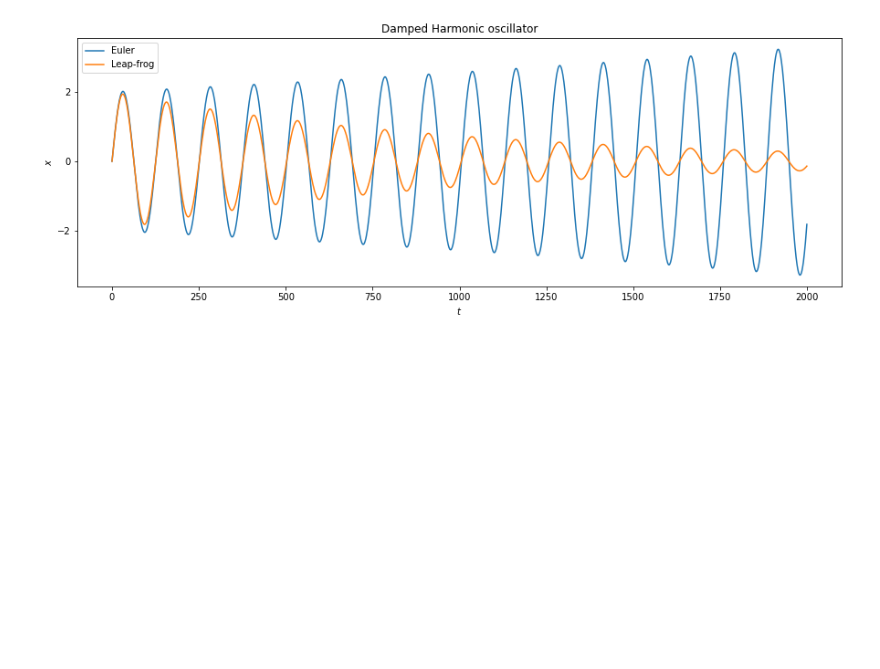
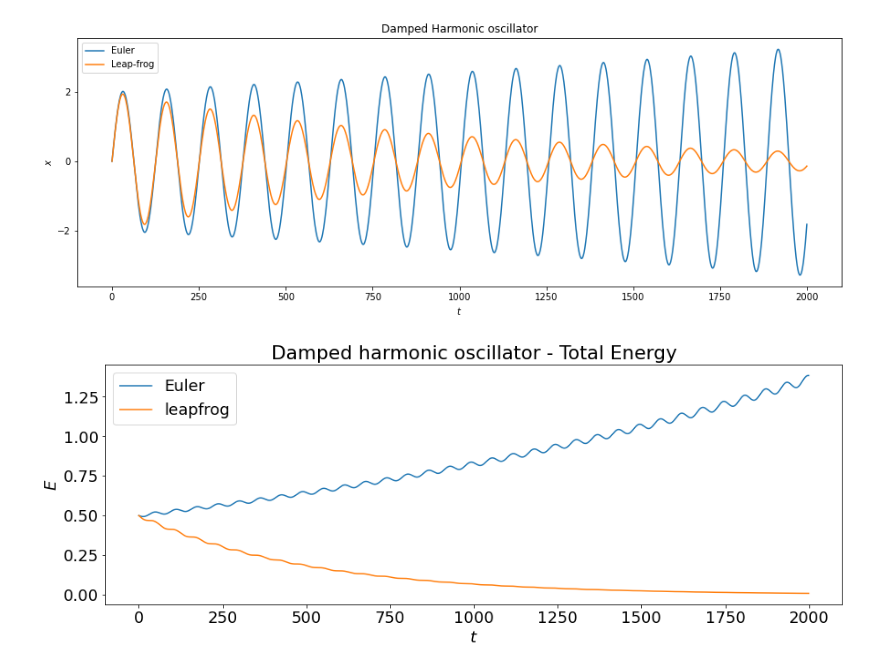
Before and after one commit to softmatterlab/SOCS, a Jupyter notebook: Chapter_01_Molecular_Dynamics/Damped_oscillator.ipynb, the cells around one changed output. Drawn from its saved outputs; the diff is of its cells as text; code cells hidden in the pictures; blank space fills up the shorter version.

```diff
--- a/Chapter_01_Molecular_Dynamics/Damped_oscillator.ipynb
+++ b/Chapter_01_Molecular_Dynamics/Damped_oscillator.ipynb
@@ -5,17 +5,22 @@ from matplotlib import pyplot as plt
 N = 2000
 dt = 0.1
 k = 0.25
-gamma = 0.02
+m = 1
+b = 0.02
 
 x = np.zeros(N)
 V = np.ones(N)
 
 for t in range(N-1):
     x[t+1] = x[t] + V[t]*dt                        # Damped harmonic oscillator position eqution, Euler Algorithm
-    V[t+1] = V[t] -gamma*V[t]*dt- k*x[t]*dt        # Damped harmonic oscillator velocity equation, Euler Algorithm
+    V[t+1] = V[t] - b*V[t]*dt - k*x[t]/m*dt        # Damped harmonic oscillator velocity equation, Euler Algorithm
 
 plt.figure(figsize=(15,5))
 plt.plot(x)
+
+x_Euler = x      # saves the trajectory for later
+V_Euler = V      # saves the velocity for later
+
 
 
 x  = np.zeros(N)
@@ -25,9 +30,8 @@ V  = np.ones(N)
 
 for t in range(N-1):
     xh[t] = x[t] + 0.5*V[t]*dt                  # Damped harmonic oscillator position equation, Intermediate step, leapfrog
-    V[t+1] = V[t] - k*xh[t]*dt - gamma*V[t]*dt  # Damped harmonic oscillator velocity equation, leapfrog
+    V[t+1] = V[t] - b*V[t]*dt - k*xh[t]/m*dt    # Damped harmonic oscillator velocity equation, leapfrog
     x[t+1] = xh[t] + 0.5*V[t+1]*dt              # Damped harmonic oscillator position equation, final step, leapfrog
-
 
 
 plt.plot(x)
@@ -36,5 +40,45 @@ plt.ylabel('$x$')
 plt.xlabel('$t$')
 plt.title('Damped Harmonic oscillator')
 plt.rcParams.update({'font.size': 18})
+
+
+x_leapfrog = x   # saves the trajectory for later
+V_leapfrog = V   # saves the velocity for later
 # %% [output]
 [figure]
+# %%
+# here calculate kinetik energy, potential energy, and plot total energy
+
+                                        # Euler
+Ekin = np.zeros(N)
+Upot = np.zeros(N)
+for t in range(N):
+    Ekin[t] = 0.5*m*V_Euler[t]*V_Euler[t]  # kinetik energy (from Euler trajectory)
+    Upot[t] = 0.5*k*x_Euler[t]*x_Euler[t]  # potential energy (from Euler traj.)
+
+Ekin_Euler = Ekin
+Upot_Euler = Upot
+
+
+                                        # leapfrog
+Ekin = np.zeros(N)
+Upot = np.zeros(N)
+for t in range(N):
+    Ekin[t] = 0.5*m*V_leapfrog[t]*V_leapfrog[t]  # kinetik energy (from leapfrog trajectory)
+    Upot[t] = 0.5*k*x_leapfrog[t]*x_leapfrog[t]  # potential energy (from leapfrog traj.)
+
+Ekin_leapfrog = Ekin
+Upot_leapfrog = Upot
+
+
+                                        # now plot
+plt.figure(figsize=(15,5))
+plt.plot(Ekin_Euler+Upot_Euler)
+plt.plot(Ekin_leapfrog+Upot_leapfrog)
+plt.legend(['Euler','leapfrog'])
+plt.ylabel('$E$')
+plt.xlabel('$t$')
+plt.title('Damped harmonic oscillator - Total Energy')
+plt.rcParams.update({'font.size': 18})
+# %% [output]
+[figure, added]
```
Also changed, not shown: 1 other file.
